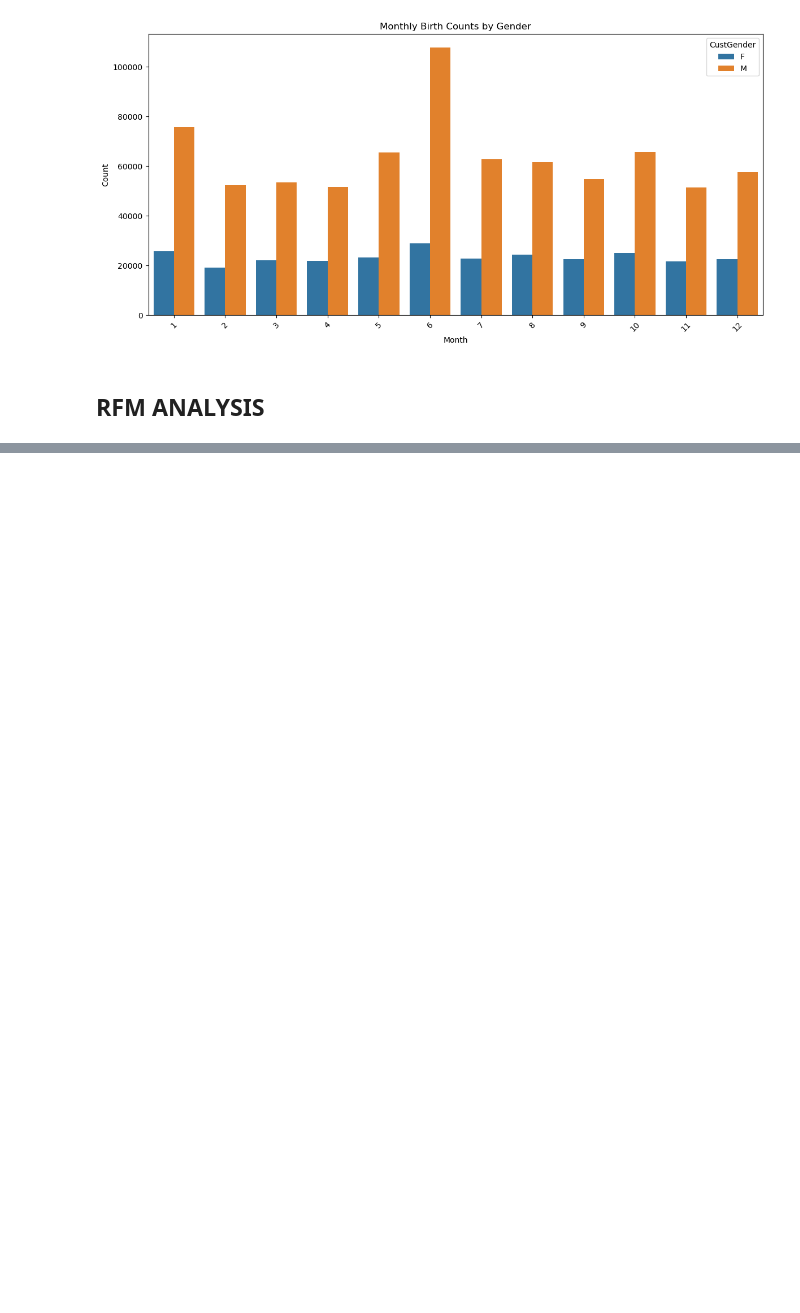
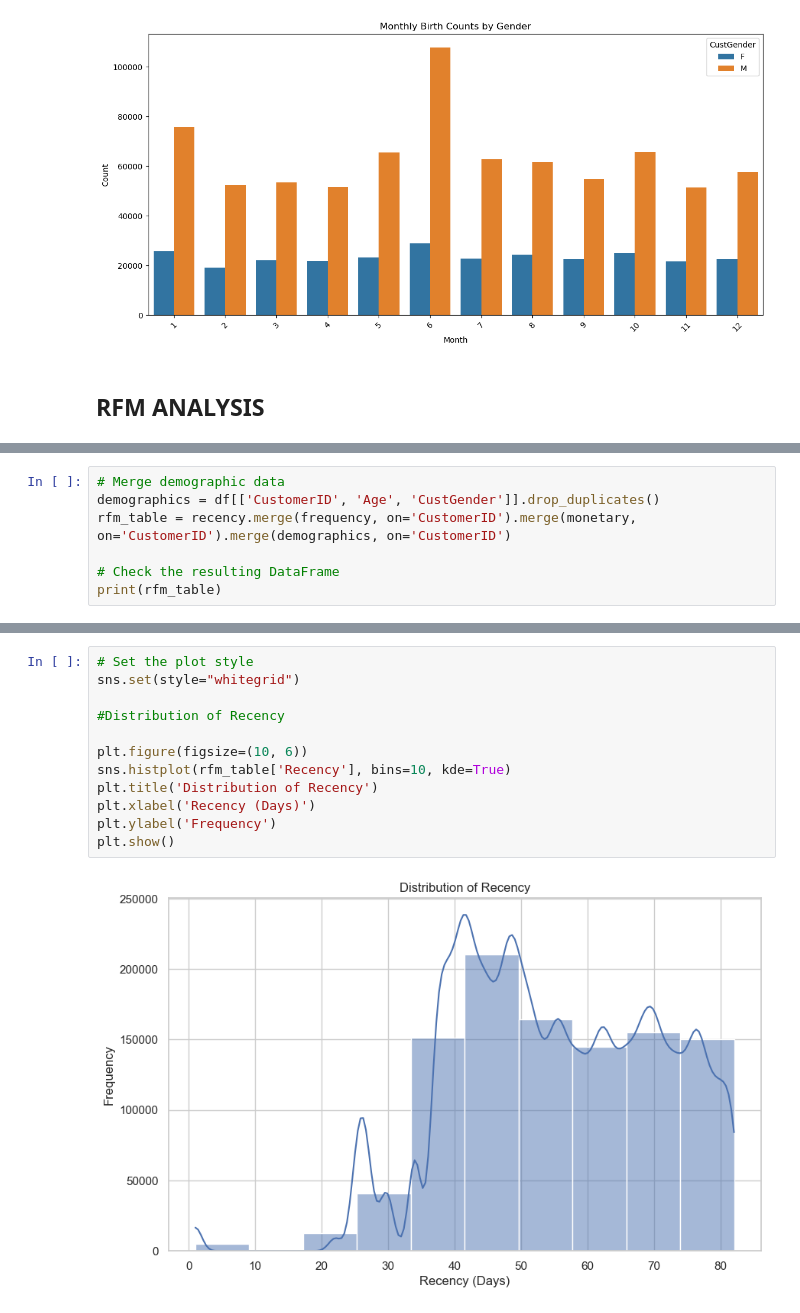
Before and after one commit to joachinhimself/RFM-Analysis, a Jupyter notebook: Notebooks/RFM Analysis Solution.ipynb, the cells around one changed output, grey strips where cells are left out. Cells and saved outputs as stored; diff of their text form; blank space fills up the shorter version.

```diff
--- a/Notebooks/RFM Analysis Solution.ipynb
+++ b/Notebooks/RFM Analysis Solution.ipynb
@@ -724,0 +860,7 @@ df.head()
+# %%
+# Merge demographic data
+demographics = df[['CustomerID', 'Age', 'CustGender']].drop_duplicates()
+rfm_table = recency.merge(frequency, on='CustomerID').merge(monetary, on='CustomerID').merge(demographics, on='CustomerID')
+
+# Check the resulting DataFrame
+print(rfm_table)
@@ -724,0 +882,14 @@ df.head()
+# %%
+# Set the plot style
+sns.set(style="whitegrid")
+
+#Distribution of Recency
+
+plt.figure(figsize=(10, 6))
+sns.histplot(rfm_table['Recency'], bins=10, kde=True)
+plt.title('Distribution of Recency')
+plt.xlabel('Recency (Days)')
+plt.ylabel('Frequency')
+plt.show()
+# %% [output]
+[figure, added]
```
Also changed, not shown: parts of 34 cells of this notebook.
